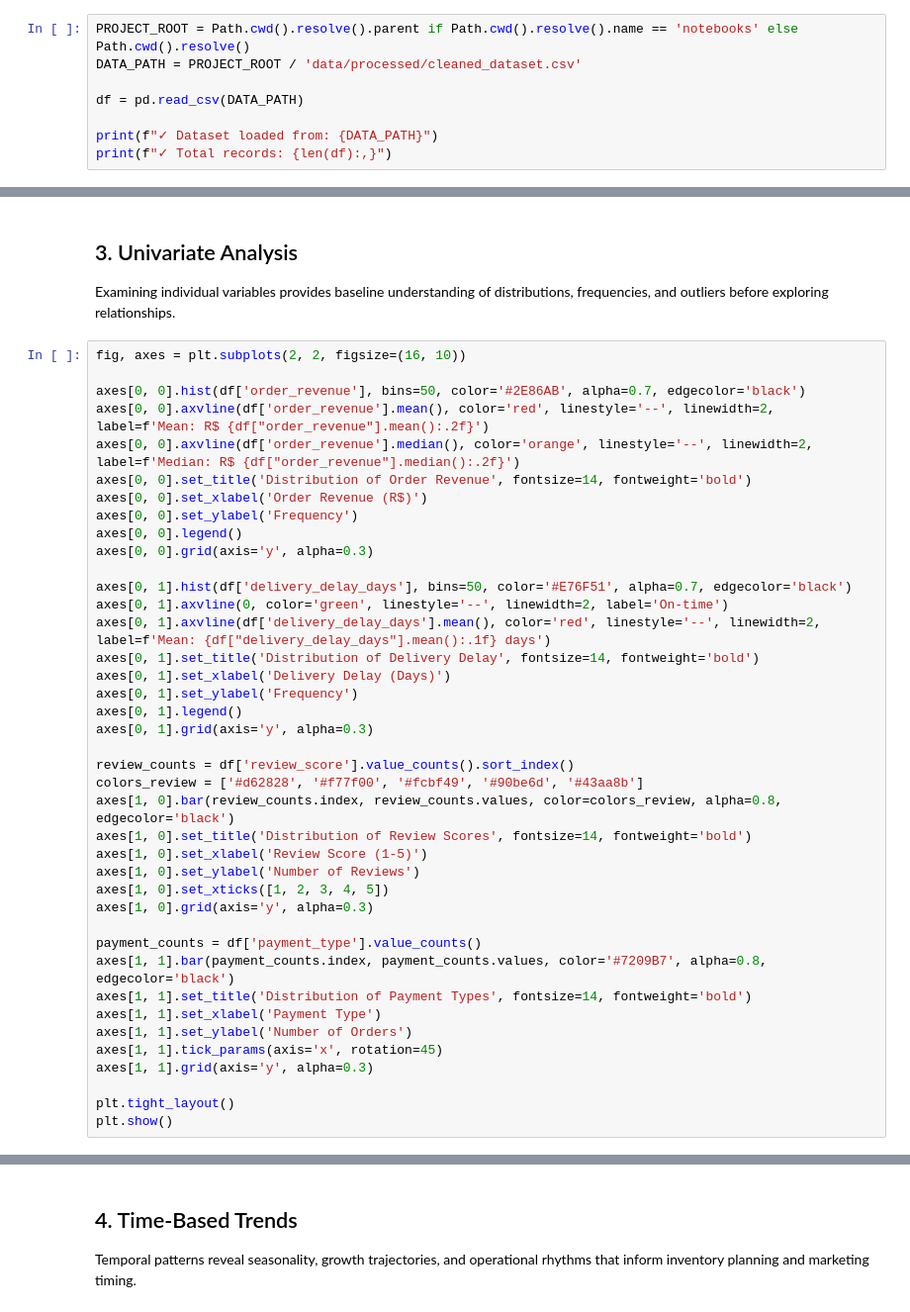
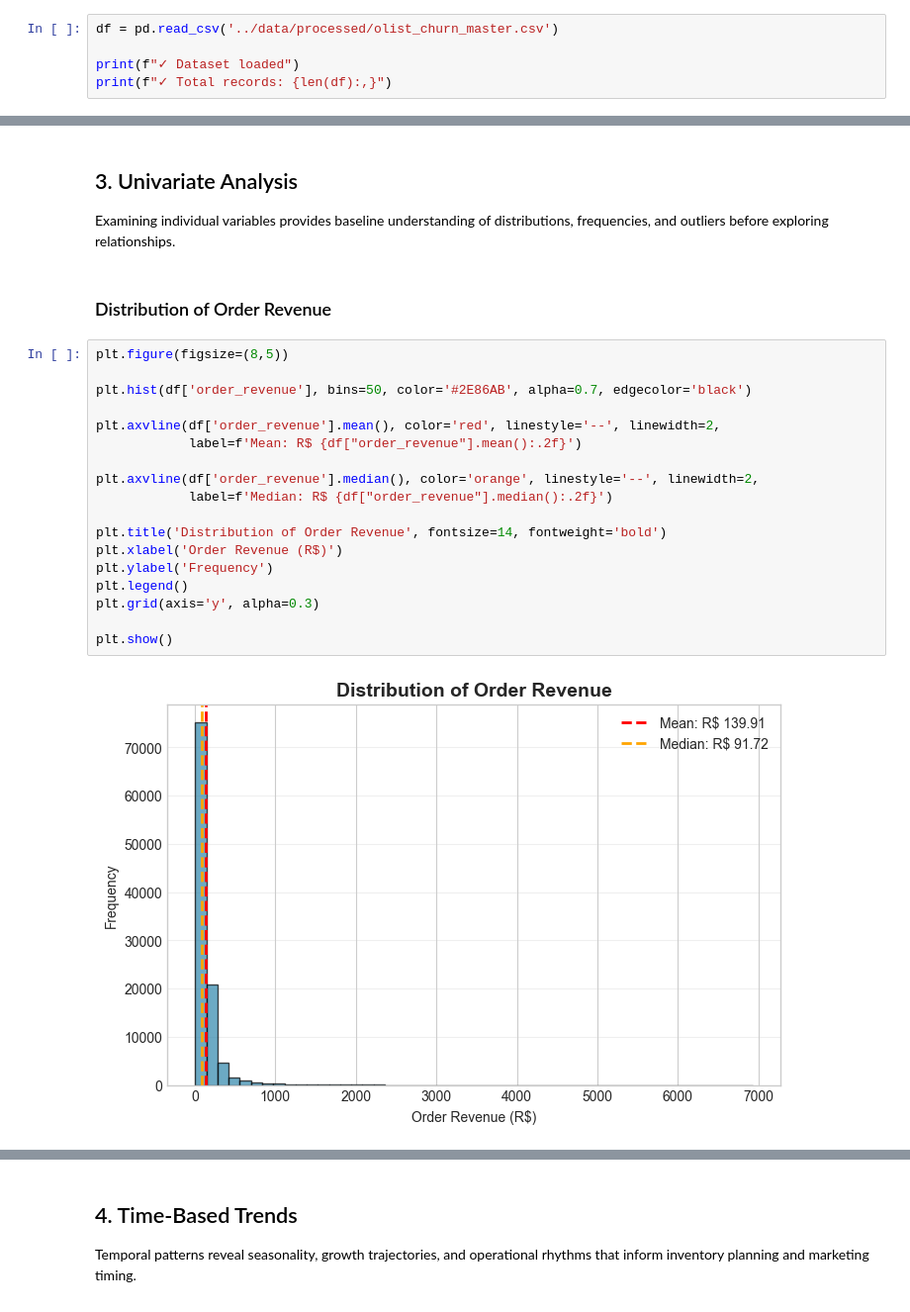
Before and after one commit to iampraneeth1116/SectionD_Group-9_Customer_Churn_Analysis, a Jupyter notebook: notebooks/03_eda.ipynb, the cells around one changed output, grey strips where cells are left out. Shown at 99% size. Cells and saved outputs as stored; diff of their text form.

Commit message:
fixed errors and updated section 5, 7 and 8 in eda notebook

```diff
--- a/notebooks/03_eda.ipynb
+++ b/notebooks/03_eda.ipynb
@@ -41,8 +43,5 @@ print("✓ Libraries loaded successfully")
 # %%
-PROJECT_ROOT = Path.cwd().resolve().parent if Path.cwd().resolve().name == 'notebooks' else Path.cwd().resolve()
-DATA_PATH = PROJECT_ROOT / 'data/processed/cleaned_dataset.csv'
+df = pd.read_csv('../data/processed/olist_churn_master.csv')
 
-df = pd.read_csv(DATA_PATH)
-
-print(f"✓ Dataset loaded from: {DATA_PATH}")
+print(f"✓ Dataset loaded")
 print(f"✓ Total records: {len(df):,}")
@@ -97,43 +146,25 @@ df.describe().T
 ## 3. Univariate Analysis
 
 Examining individual variables provides baseline understanding of distributions, frequencies, and outliers before exploring relationships.
-# %%
-fig, axes = plt.subplots(2, 2, figsize=(16, 10))
-
-axes[0, 0].hist(df['order_revenue'], bins=50, color='#2E86AB', alpha=0.7, edgecolor='black')
-axes[0, 0].axvline(df['order_revenue'].mean(), color='red', linestyle='--', linewidth=2, label=f'Mean: R$ {df["order_revenue"].mean():.2f}')
-axes[0, 0].axvline(df['order_revenue'].median(), color='orange', linestyle='--', linewidth=2, label=f'Median: R$ {df["order_revenue"].median():.2f}')
-axes[0, 0].set_title('Distribution of Order Revenue', fontsize=14, fontweight='bold')
-axes[0, 0].set_xlabel('Order Revenue (R$)')
-axes[0, 0].set_ylabel('Frequency')
-axes[0, 0].legend()
-axes[0, 0].grid(axis='y', alpha=0.3)
-
-axes[0, 1].hist(df['delivery_delay_days'], bins=50, color='#E76F51', alpha=0.7, edgecolor='black')
-axes[0, 1].axvline(0, color='green', linestyle='--', linewidth=2, label='On-time')
-axes[0, 1].axvline(df['delivery_delay_days'].mean(), color='red', linestyle='--', linewidth=2, label=f'Mean: {df["delivery_delay_days"].mean():.1f} days')
-axes[0, 1].set_title('Distribution of Delivery Delay', fontsize=14, fontweight='bold')
-axes[0, 1].set_xlabel('Delivery Delay (Days)')
-axes[0, 1].set_ylabel('Frequency')
-axes[0, 1].legend()
-axes[0, 1].grid(axis='y', alpha=0.3)
-
-review_counts = df['review_score'].value_counts().sort_index()
-colors_review = ['#d62828', '#f77f00', '#fcbf49', '#90be6d', '#43aa8b']
-axes[1, 0].bar(review_counts.index, review_counts.values, color=colors_review, alpha=0.8, edgecolor='black')
-axes[1, 0].set_title('Distribution of Review Scores', fontsize=14, fontweight='bold')
-axes[1, 0].set_xlabel('Review Score (1-5)')
-axes[1, 0].set_ylabel('Number of Reviews')
-axes[1, 0].set_xticks([1, 2, 3, 4, 5])
-axes[1, 0].grid(axis='y', alpha=0.3)
-
-payment_counts = df['payment_type'].value_counts()
-axes[1, 1].bar(payment_counts.index, payment_counts.values, color='#7209B7', alpha=0.8, edgecolor='black')
-axes[1, 1].set_title('Distribution of Payment Types', fontsize=14, fontweight='bold')
-axes[1, 1].set_xlabel('Payment Type')
-axes[1, 1].set_ylabel('Number of Orders')
-axes[1, 1].tick_params(axis='x', rotation=45)
-axes[1, 1].grid(axis='y', alpha=0.3)
-
-plt.tight_layout()
-plt.show()
+# %% [markdown]
+### Distribution of Order Revenue
+# %%
+plt.figure(figsize=(8,5))
+
+plt.hist(df['order_revenue'], bins=50, color='#2E86AB', alpha=0.7, edgecolor='black')
+
+plt.axvline(df['order_revenue'].mean(), color='red', linestyle='--', linewidth=2,
+            label=f'Mean: R$ {df["order_revenue"].mean():.2f}')
+
+plt.axvline(df['order_revenue'].median(), color='orange', linestyle='--', linewidth=2,
+            label=f'Median: R$ {df["order_revenue"].median():.2f}')
+
+plt.title('Distribution of Order Revenue', fontsize=14, fontweight='bold')
+plt.xlabel('Order Revenue (R$)')
+plt.ylabel('Frequency')
+plt.legend()
+plt.grid(axis='y', alpha=0.3)
+
+plt.show()
+# %% [output]
+[figure, added]
```
Also changed, not shown: parts of 73 cells of this notebook.
